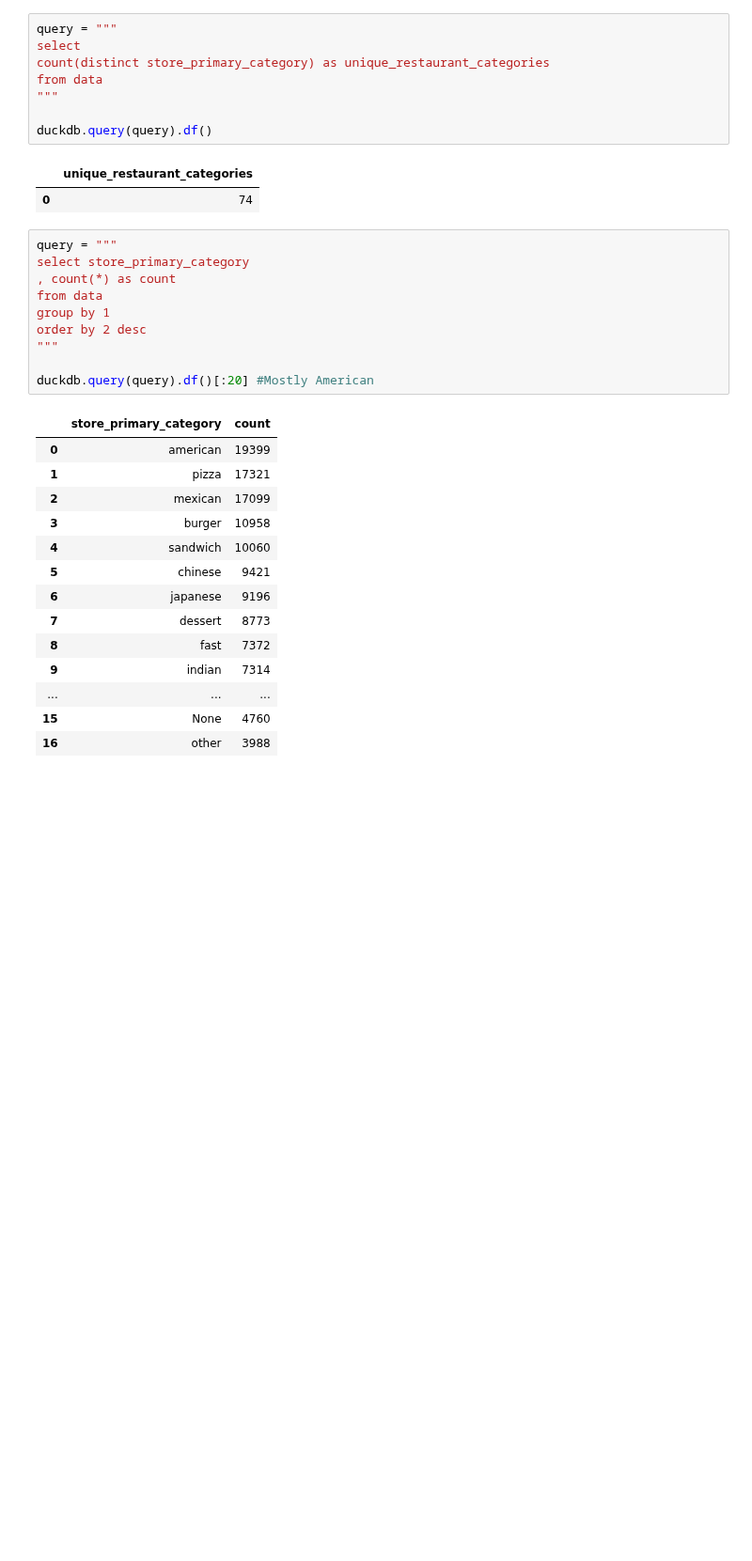
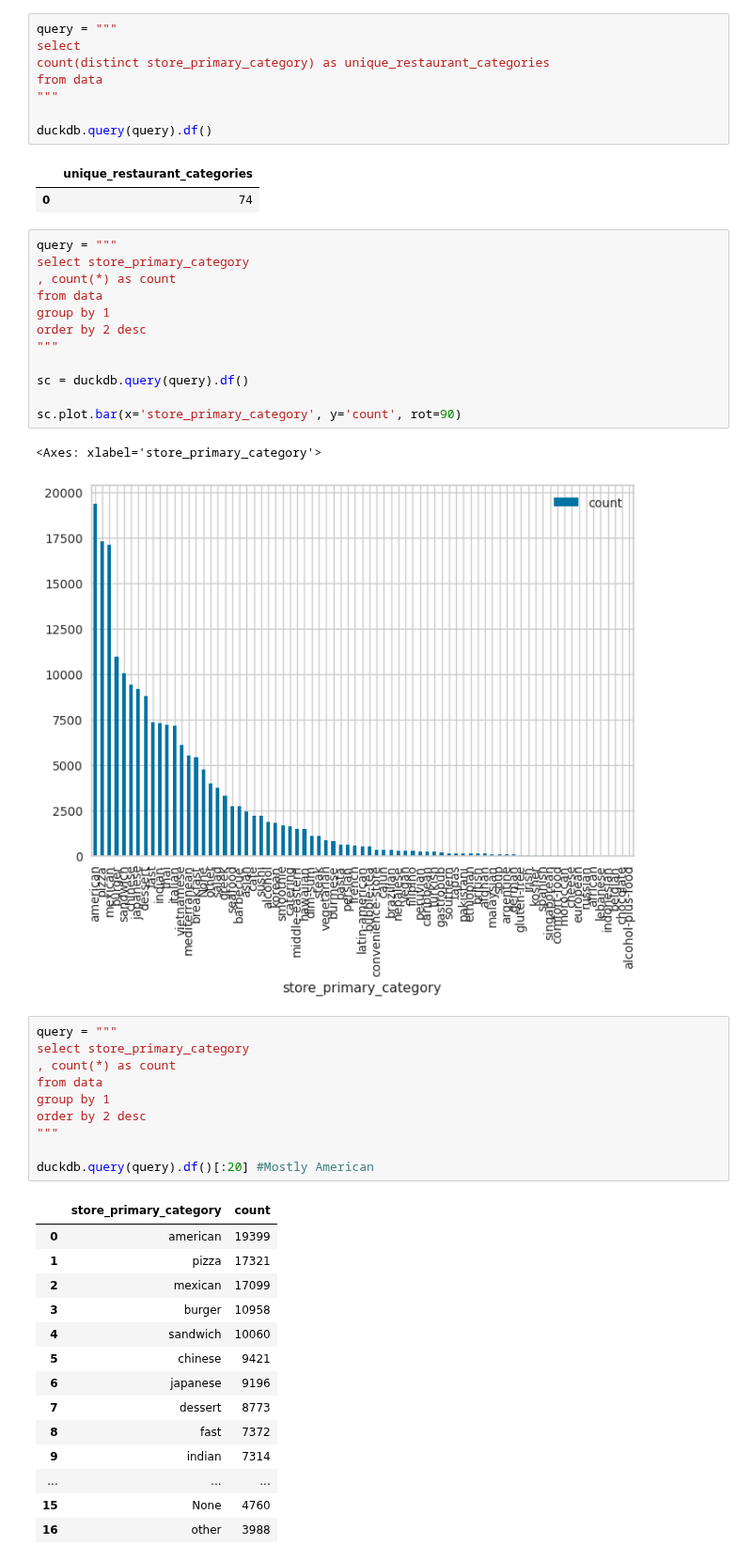
Before and after one commit to mindyng/2023-Business-Projects, a Jupyter notebook: doordash-delivery-time-prediction.ipynb, the cells around one changed output. Shown at 94% size. Drawn from its saved outputs; the diff is of its cells as text; blank space fills up the shorter version.

```diff
--- a/doordash-delivery-time-prediction.ipynb
+++ b/doordash-delivery-time-prediction.ipynb
@@ -248,6 +248,21 @@ duckdb.query(query).df()
 # %% [output]
 |  | unique_restaurant_categories |
 | 0 | 74 |
+# %%
+query = """
+select store_primary_category
+, count(*) as count
+from data
+group by 1
+order by 2 desc
+"""
+
+sc = duckdb.query(query).df()
+
+sc.plot.bar(x='store_primary_category', y='count', rot=90)
+# %% [output]
+<Axes: xlabel='store_primary_category'>
+[figure, added]
 # %%
 query = """
 select store_primary_category
```
Also changed, not shown: parts of 22 cells of this notebook.
